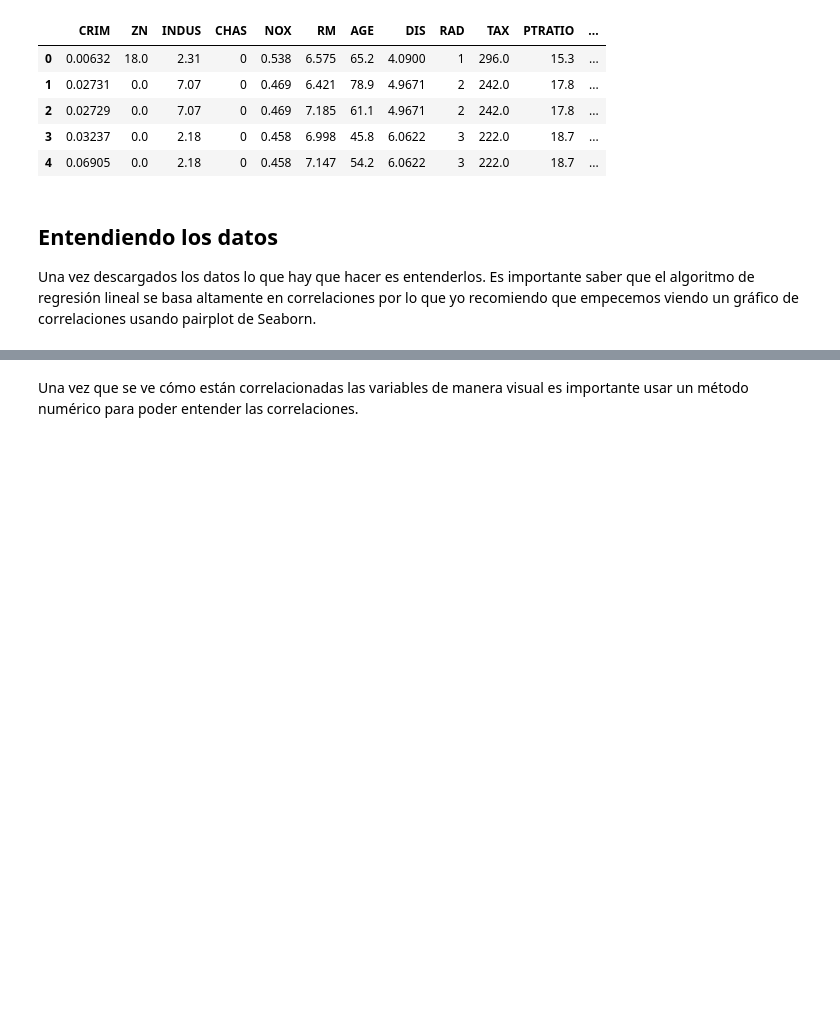
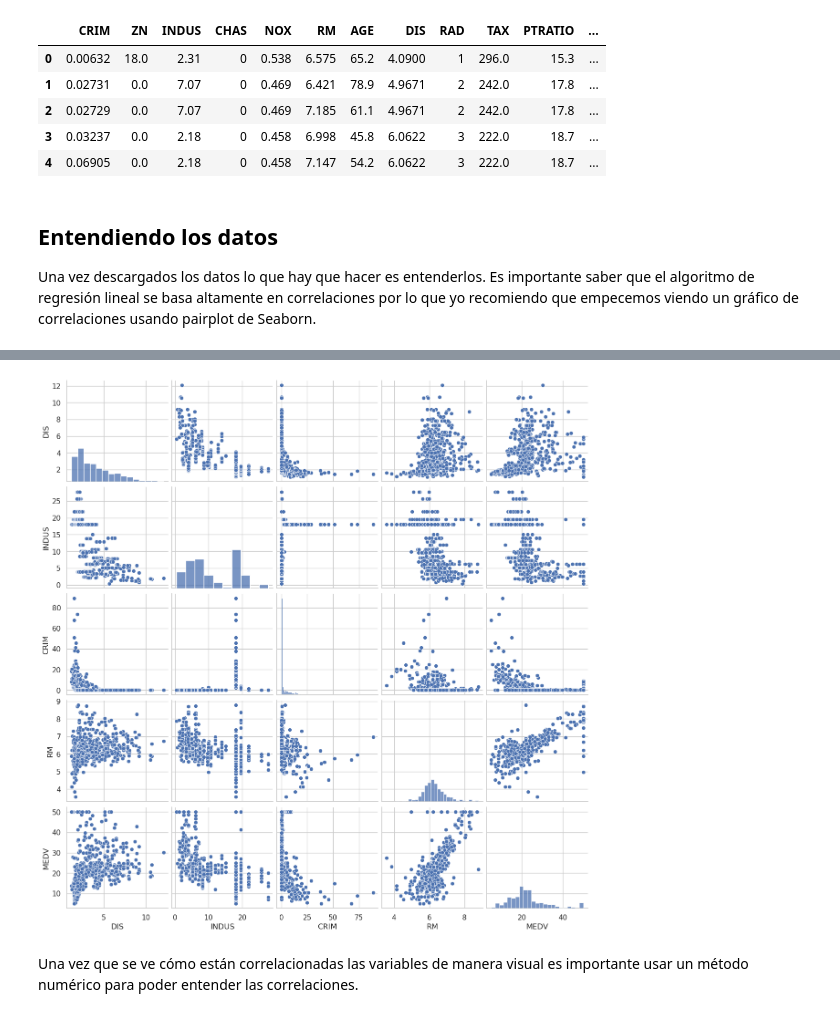
Before and after one commit to dparedes616/machine-learning, a Jupyter notebook: regresion_lineal.ipynb, the cells around one changed output, grey strips where cells are left out. Cells and saved outputs as stored; diff of their text form; code cells hidden in the pictures; blank space fills up the shorter version.

```diff
--- a/regresion_lineal.ipynb
+++ b/regresion_lineal.ipynb
@@ -30,2 +39,8 @@ Una vez descargados los datos lo que hay que hacer es entenderlos. Es importante
+# %%
+cols = ["DIS", "INDUS", "CRIM", "RM", "MEDV"] #Al no poder distingir las columnas, se realiza un analisis y se escogen las mas representativas
+sns.pairplot(df[cols],height=2.5) #Crea grafico de correlación de todas las variables
+plt.show()
+# %% [output]
+[figure, added]
 # %% [markdown]
 Una vez que se ve cómo están correlacionadas las variables de manera visual es importante usar un método numérico para poder entender las correlaciones.
```
Also changed, not shown: parts of 6 cells of this notebook.
